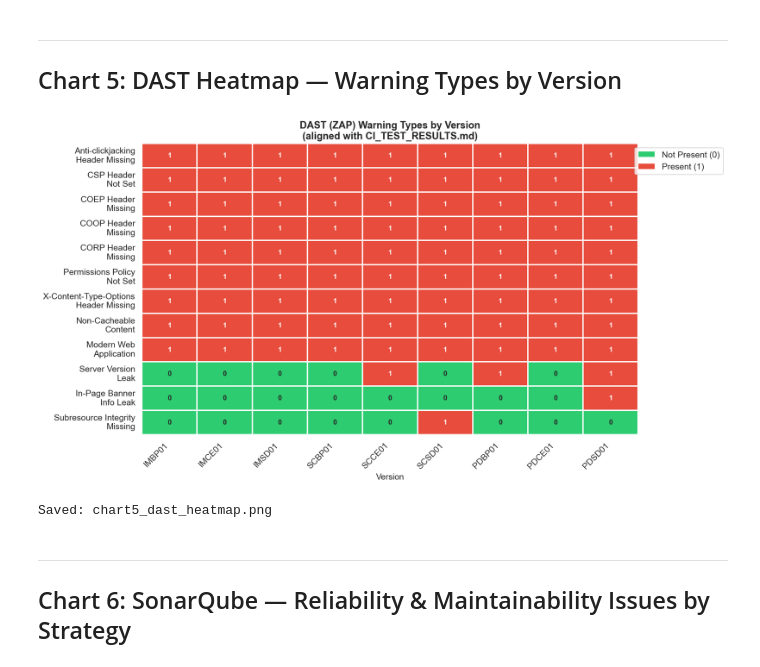
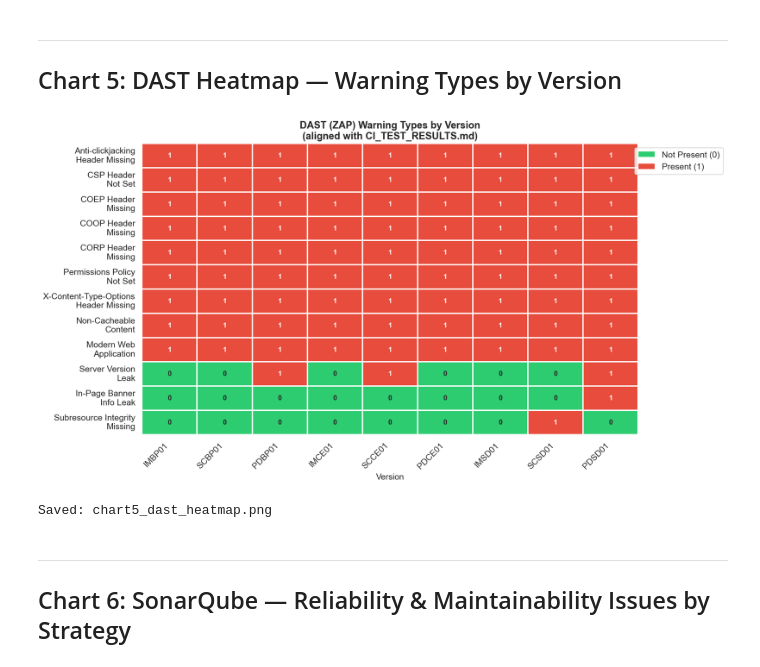
Before and after one commit to PhatchareePuangjai/chatGPT5, a Jupyter notebook: src/research_charts_executed.ipynb, the cells around one changed output. Drawn from its saved outputs; the diff is of its cells as text; code cells hidden in the pictures.

```diff
--- a/src/research_charts_executed.ipynb
+++ b/src/research_charts_executed.ipynb
@@ -326,35 +329,35 @@ warning_matrix = {
     'SCCE01': [1,1,1,1,1,1,1,1,1,1,0,0],
     'SCSD01': [1,1,1,1,1,1,1,1,1,0,0,1],
     'PDBP01': [1,1,1,1,1,1,1,1,1,1,0,0],
     'PDCE01': [1,1,1,1,1,1,1,1,1,0,0,0],
     'PDSD01': [1,1,1,1,1,1,1,1,1,1,1,0],
 }
 
-versions = df_dast['Version'].tolist()
+versions = ['IMBP01','SCBP01','PDBP01','IMCE01','SCCE01','PDCE01','IMSD01','SCSD01','PDSD01']
 heatmap_data = [warning_matrix[v] for v in versions]
 df_heatmap = pd.DataFrame(heatmap_data, index=versions, columns=warnings)
 
 fig, ax = plt.subplots(figsize=(14, 7.5))
 sns.heatmap(df_heatmap.T, annot=True, fmt='d', cmap=['#2ecc71','#e74c3c'],
             linewidths=1, linecolor='white', cbar=False, ax=ax,
             annot_kws={'fontsize': 10, 'fontweight': 'bold'})
 
 from matplotlib.patches import Patch
 legend_elements = [Patch(facecolor='#2ecc71', label='Not Present (0)'),
                    Patch(facecolor='#e74c3c', label='Present (1)')]
 ax.legend(handles=legend_elements, loc='upper right', bbox_to_anchor=(1.18, 1))
 
 ax.set_title('DAST (ZAP) Warning Types by Version\n(aligned with CI_TEST_RESULTS.md)', fontsize=14, fontweight='bold')
 ax.set_xlabel('Version', fontsize=12)
 ax.set_ylabel('')
 plt.xticks(rotation=45, ha='right')
 
 plt.tight_layout()
 plt.savefig('chart5_dast_heatmap.png', bbox_inches='tight')
 plt.show()
 print('Saved: chart5_dast_heatmap.png')
 # %% [output]
-[figure, old version]
+[figure, new version]
 Saved: chart5_dast_heatmap.png
 # %% [markdown]
 ---
```
Also changed, not shown: parts of 4 cells of this notebook, 16 other files.
